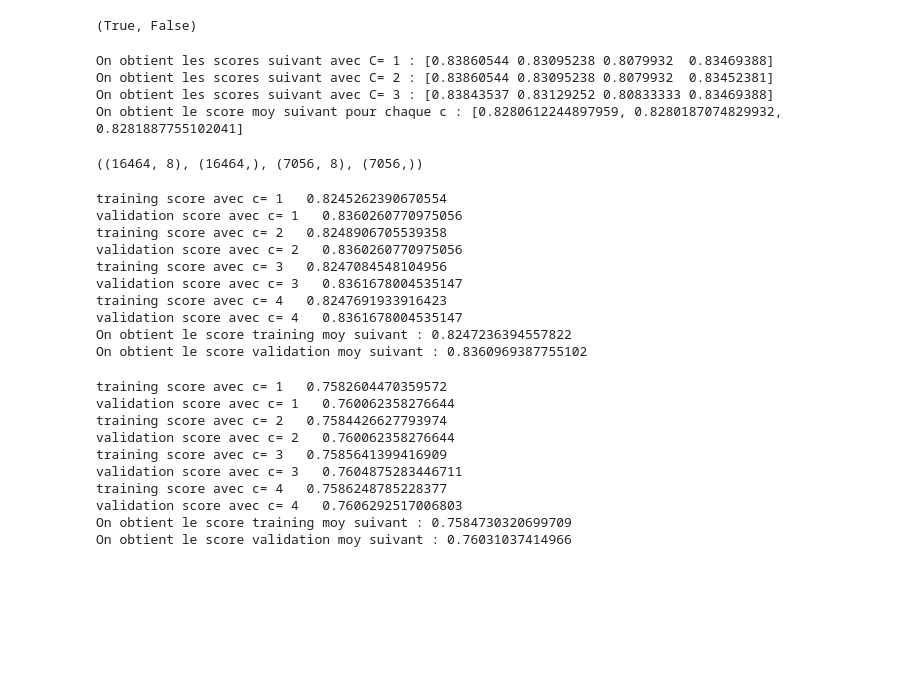
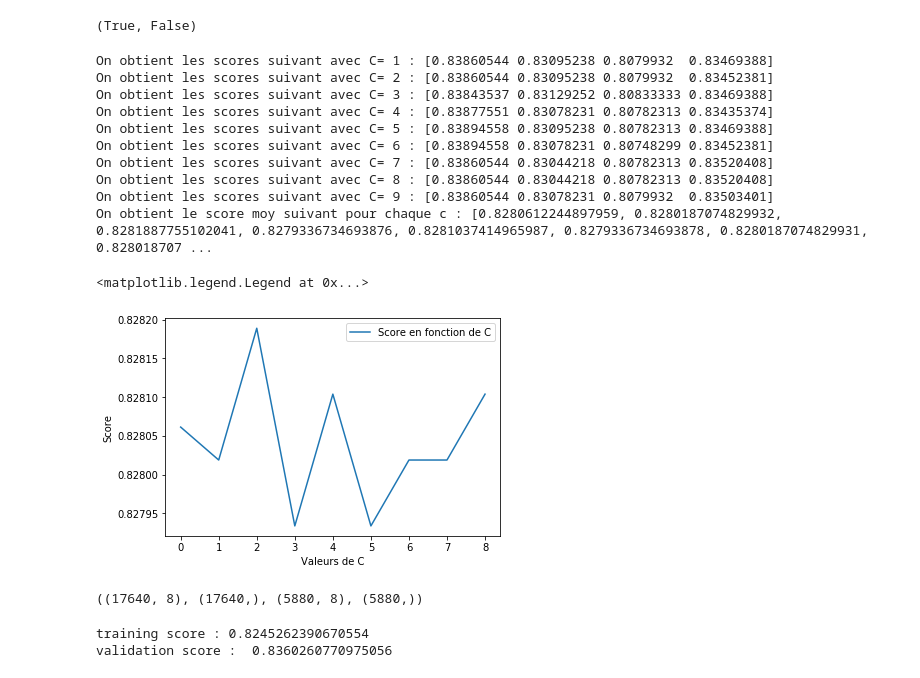
Before and after one commit to atn99/Projet_AA, a Jupyter notebook: Projet NBA.ipynb, the cells around one changed output. Cells and saved outputs as stored; diff of their text form; code cells hidden in the pictures; blank space fills up the shorter version.

```diff
--- a/Projet NBA.ipynb
+++ b/Projet NBA.ipynb
@@ -291,7 +291,7 @@ np.all(np.isfinite(X_normalized)), np.any(X_normalized.isna())
 #2.4 Optimisation
 #En premier, on utilise la cross validation et on definit la valeur des hyper-parametres (c) du modele
 lScore = []
-for c in range(1,4):
+for c in range(1,10):
     clf1 = svm.SVC(C = c,kernel = 'linear')
     scores = cross_val_score(clf1, X_normalized, newY, cv=4)
     print('On obtient les scores suivant avec C= ' + str(c) + ' : ' + str(scores))
@@ -303,40 +303,39 @@ print('On obtient le score moy suivant pour chaque c : ' + str(lScore))
 On obtient les scores suivant avec C= 1 : [0.83860544 0.83095238 0.8079932  0.83469388]
 On obtient les scores suivant avec C= 2 : [0.83860544 0.83095238 0.8079932  0.83452381]
 On obtient les scores suivant avec C= 3 : [0.83843537 0.83129252 0.80833333 0.83469388]
-On obtient le score moy suivant pour chaque c : [0.8280612244897959, 0.8280187074829932, 0.8281887755102041]
+On obtient les scores suivant avec C= 4 : [0.83877551 0.83078231 0.80782313 0.83435374]
+On obtient les scores suivant avec C= 5 : [0.83894558 0.83095238 0.80782313 0.83469388]
+On obtient les scores suivant avec C= 6 : [0.83894558 0.83078231 0.80748299 0.83452381]
+On obtient les scores suivant avec C= 7 : [0.83860544 0.83044218 0.80782313 0.83520408]
+On obtient les scores suivant avec C= 8 : [0.83860544 0.83044218 0.80782313 0.83520408]
+On obtient les scores suivant avec C= 9 : [0.83860544 0.83078231 0.8079932  0.83503401]
+On obtient le score moy suivant pour chaque c : [0.8280612244897959, 0.8280187074829932, 0.8281887755102041, 0.8279336734693876, 0.8281037414965987, 0.8279336734693878, 0.8280187074829931, 0.828018707 ...
+# %%
+plt.plot(lScore, label = 'Score en fonction de C')
+plt.ylabel('Score')
+plt.xlabel('Valeurs de C')
+plt.legend()
+# %% [output]
+<matplotlib.legend.Legend at 0x...>
+[figure, added]
 # %%
 #En deuxième, on utilise la fonction fit, on regarde la différence avec la cross validation
 #générer un entrainement set adéquat.
 #générer un validation set adéquat
 #Fonction de sklearn
-X_train, X_val, y_train, y_val = train_test_split(X_normalized, newY, test_size=0.3, random_state=0)
+X_train, X_val, y_train, y_val = train_test_split(X_normalized, newY, test_size=0.25, random_state=0)
 X_train.shape,y_train.shape,X_val.shape,y_val.shape
 # %% [output]
-((16464, 8), (16464,), (7056, 8), (7056,))
+((17640, 8), (17640,), (5880, 8), (5880,))
 # %%
 #entrainer le modele avec un fit
-tScore = []
-vScore = []
-for c in range(1,5):
-    clf2 = svm.SVC(C = c,kernel = 'linear')
-    clf2.fit(X_train,y_train)
-    print("training score avec c=",str(c)," ",clf2.score(X_train,y_train))
-    print("validation score avec c=",str(c)," ",clf2.score(X_val,y_val))
-    tScore.append(clf2.score(X_train,y_train))
-    vScore.append(clf2.score(X_val,y_val))
-print('On obtient le score training moy suivant : ' + str(np.average(tScore)))
-print('On obtient le score validation moy suivant : ' + str(np.average(vScore)))
+clf2 = svm.SVC(C = 1,kernel = 'linear')
+clf2.fit(X_train,y_train)
+print("training score :" ,clf2.score(X_train,y_train))
+print("validation score : ",clf2.score(X_val,y_val))
 # %% [output]
-training score avec c= 1   0.8245262390670554
-validation score avec c= 1   0.8360260770975056
-training score avec c= 2   0.8248906705539358
-validation score avec c= 2   0.8360260770975056
-training score avec c= 3   0.8247084548104956
-validation score avec c= 3   0.8361678004535147
-training score avec c= 4   0.8247691933916423
-validation score avec c= 4   0.8361678004535147
-On obtient le score training moy suivant : 0.8247236394557822
-On obtient le score validation moy suivant : 0.8360969387755102
+training score : 0.8245262390670554
+validation score :  0.8360260770975056
 # %%
 #2.4.2 Pre-processing 2
 #attribution des données pour X et y
@@ -352,30 +351,6 @@ y.shape, newY.shape
 Xmoy = X_normalized.mean()
 X_normalized = X_normalized.fillna(value=Xmoy)
 X_train, X_val, y_train, y_val = train_test_split(X_normalized, newY, test_size=0.3, random_state=0)
-# %%
-#entrainer le modele avec un fit
-tScore = []
-vScore = []
-for c in range(1,5):
-    clf3 = svm.SVC(C = c,kernel = 'linear')
-    clf3.fit(X_train,y_train)
-    print("training score avec c=",str(c)," ",clf3.score(X_train,y_train))
-    print("validation score avec c=",str(c)," ",clf3.score(X_val,y_val))
-    tScore.append(clf3.score(X_train,y_train))
-    vScore.append(clf3.score(X_val,y_val))
-print('On obtient le score training moy suivant : ' + str(np.average(tScore)))
-print('On obtient le score validation moy suivant : ' + str(np.average(vScore)))
-# %% [output]
-training score avec c= 1   0.7582604470359572
-validation score avec c= 1   0.760062358276644
-training score avec c= 2   0.7584426627793974
-validation score avec c= 2   0.760062358276644
-training score avec c= 3   0.7585641399416909
-validation score avec c= 3   0.7604875283446711
-training score avec c= 4   0.7586248785228377
-validation score avec c= 4   0.7606292517006803
-On obtient le score training moy suivant : 0.7584730320699709
-On obtient le score validation moy suivant : 0.76031037414966
 # %%
 lScore = []
 for c in range(1,4):
```
Also changed, not shown: parts of 2 cells of this notebook.
